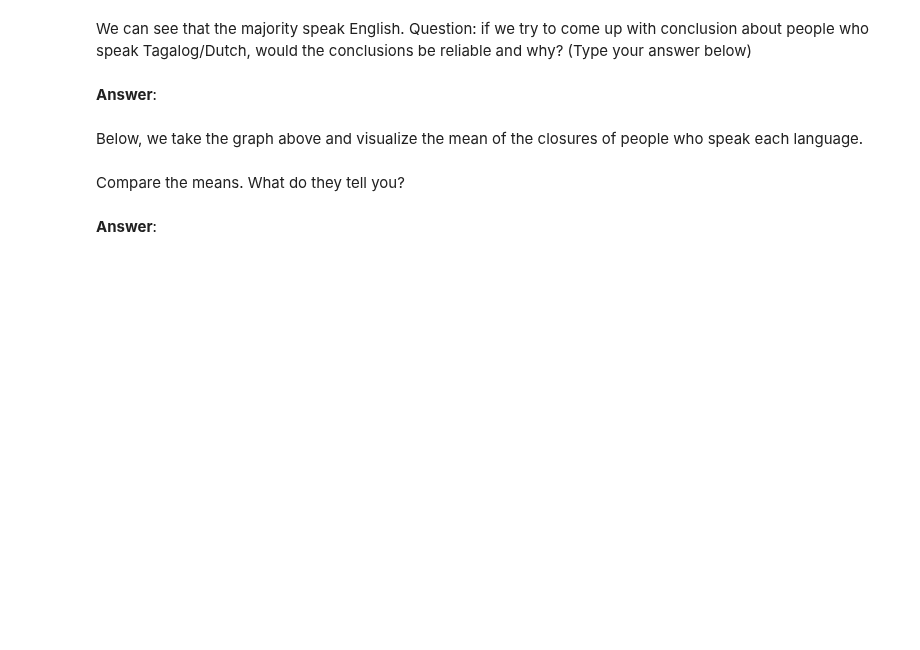
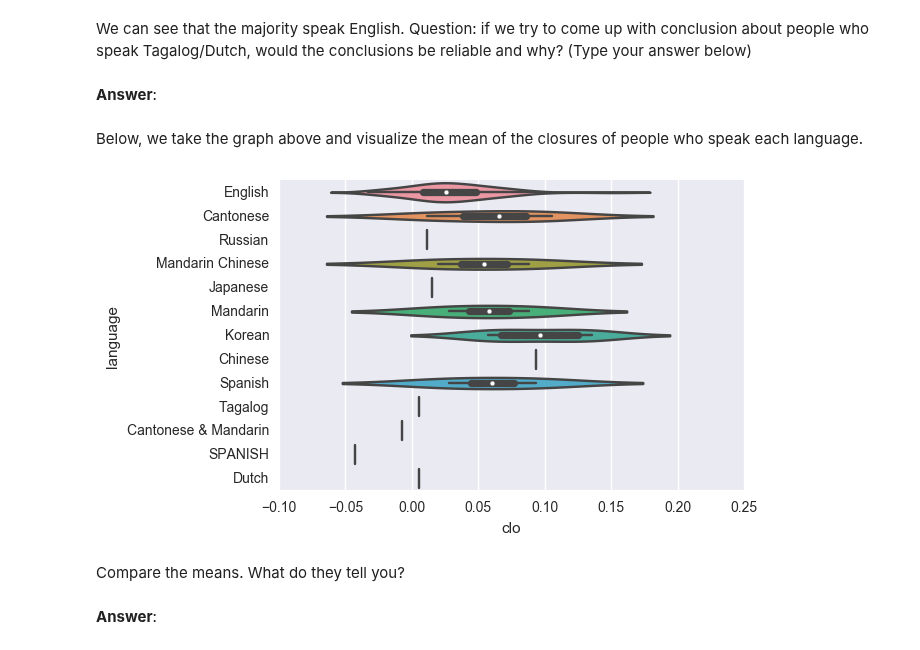
Before and after one commit to ds-modules/LINGUIS-110, a Jupyter notebook: vot_demo/Assignment.ipynb, the cells around one changed output. Cells and saved outputs as stored; diff of their text form; code cells hidden in the pictures; blank space fills up the shorter version.

```diff
--- a/vot_demo/Assignment.ipynb
+++ b/vot_demo/Assignment.ipynb
@@ -90,7 +167,9 @@ Question: if we try to come up with conclusion about people who speak Tagalog/Du
 # %% [markdown]
 Below, we take the graph above and visualize the mean of the closures of people who speak each language.
 # %%
-sns.violinplot(x="closure", y="language", data=fa17);
+sns.violinplot(x="clo", y="language", data=data);
+# %% [output]
+[figure, added]
 # %% [markdown]
 Compare the means. What do they tell you?
 # %% [markdown]
```
Also changed, not shown: parts of 63 cells of this notebook.
